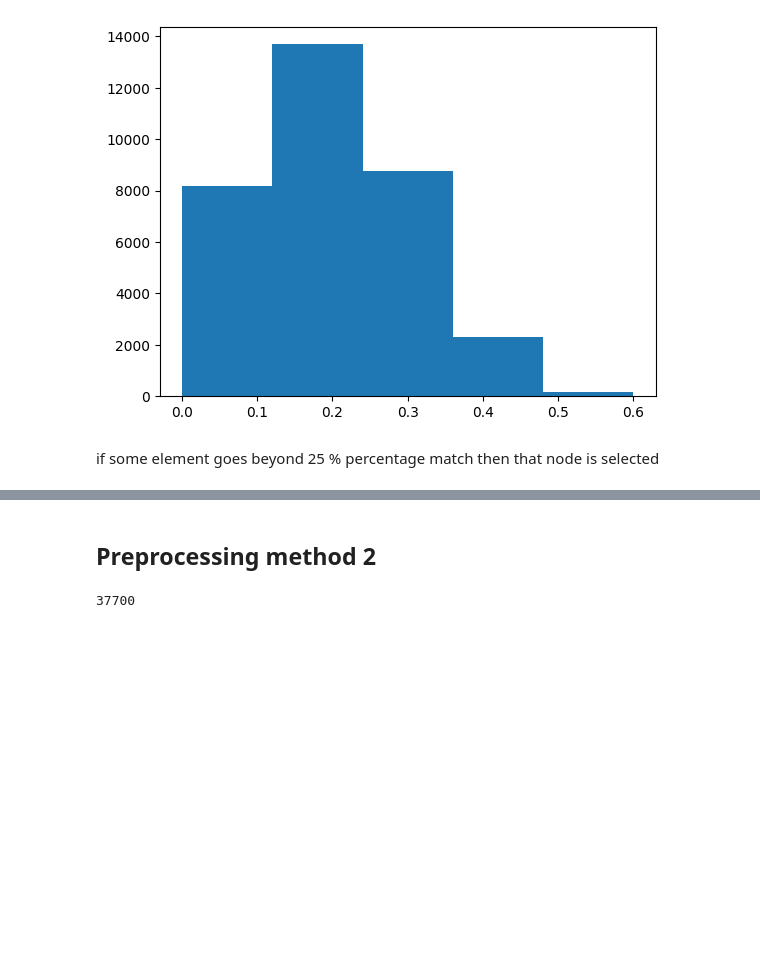
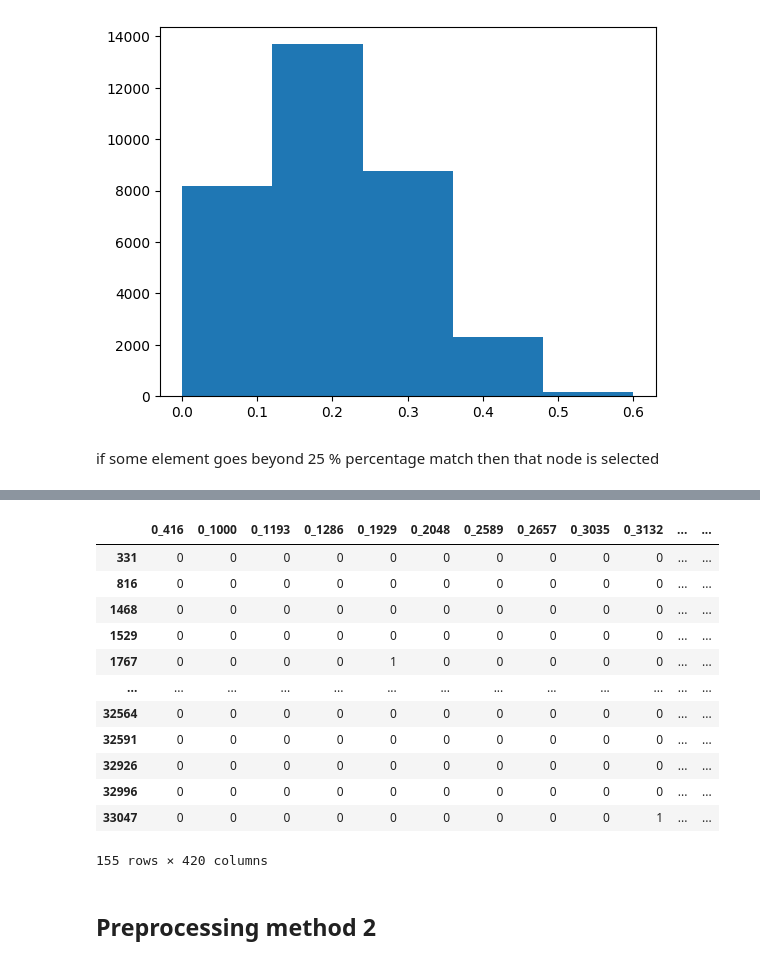
Before and after one commit to bharathwajan/git_users_domain_prediction, a Jupyter notebook: data_analysis.ipynb, the cells around one changed output, grey strips where cells are left out. Cells and saved outputs as stored; diff of their text form; code cells hidden in the pictures; blank space fills up the shorter version.

```diff
--- a/data_analysis.ipynb
+++ b/data_analysis.ipynb
@@ -168,0 +180,16 @@ pickle.dump(selected_nodes_filtered["index"].to_list(),open("data/selected_nodes
+# %%
+df_encoded
+# %% [output]
+|  | 0_416 | 0_1000 | 0_1193 | 0_1286 | 0_1929 | 0_2048 | 0_2589 | 0_2657 | 0_3035 | 0_3132 | ... | ... |
+| 331 | 0 | 0 | 0 | 0 | 0 | 0 | 0 | 0 | 0 | 0 | ... | ... |
+| 816 | 0 | 0 | 0 | 0 | 0 | 0 | 0 | 0 | 0 | 0 | ... | ... |
+| 1468 | 0 | 0 | 0 | 0 | 0 | 0 | 0 | 0 | 0 | 0 | ... | ... |
+| 1529 | 0 | 0 | 0 | 0 | 0 | 0 | 0 | 0 | 0 | 0 | ... | ... |
+| 1767 | 0 | 0 | 0 | 0 | 1 | 0 | 0 | 0 | 0 | 0 | ... | ... |
+| ... | ... | ... | ... | ... | ... | ... | ... | ... | ... | ... | ... | ... |
+| 32564 | 0 | 0 | 0 | 0 | 0 | 0 | 0 | 0 | 0 | 0 | ... | ... |
+| 32591 | 0 | 0 | 0 | 0 | 0 | 0 | 0 | 0 | 0 | 0 | ... | ... |
+| 32926 | 0 | 0 | 0 | 0 | 0 | 0 | 0 | 0 | 0 | 0 | ... | ... |
+| 32996 | 0 | 0 | 0 | 0 | 0 | 0 | 0 | 0 | 0 | 0 | ... | ... |
+| 33047 | 0 | 0 | 0 | 0 | 0 | 0 | 0 | 0 | 0 | 1 | ... | ... |
+155 rows × 420 columns
@@ -169,6 +198,2 @@ pickle.dump(selected_nodes_filtered["index"].to_list(),open("data/selected_nodes
 # %% [markdown]
 ## <b> Preprocessing method 2</b>
-# %%
-len(data)
-# %% [output]
-37700
```
Also changed, not shown: parts of 15 cells of this notebook, 5 other files.
